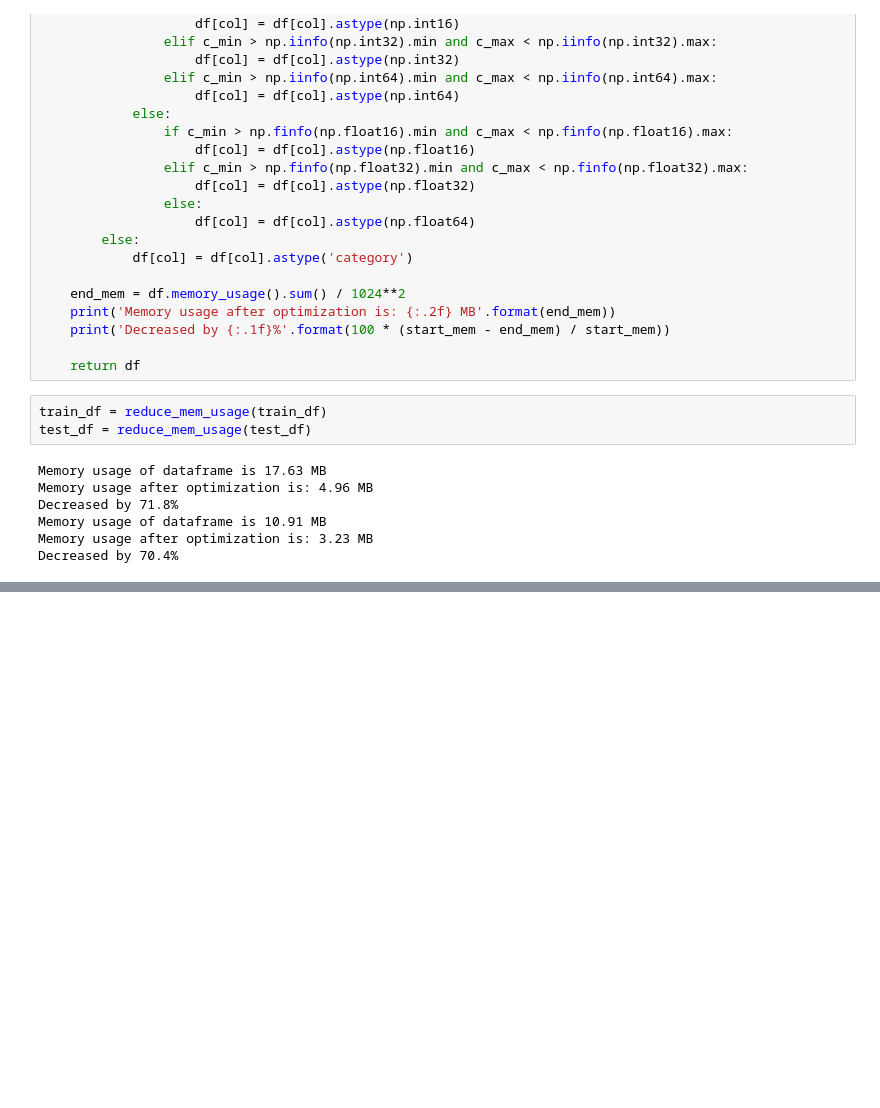
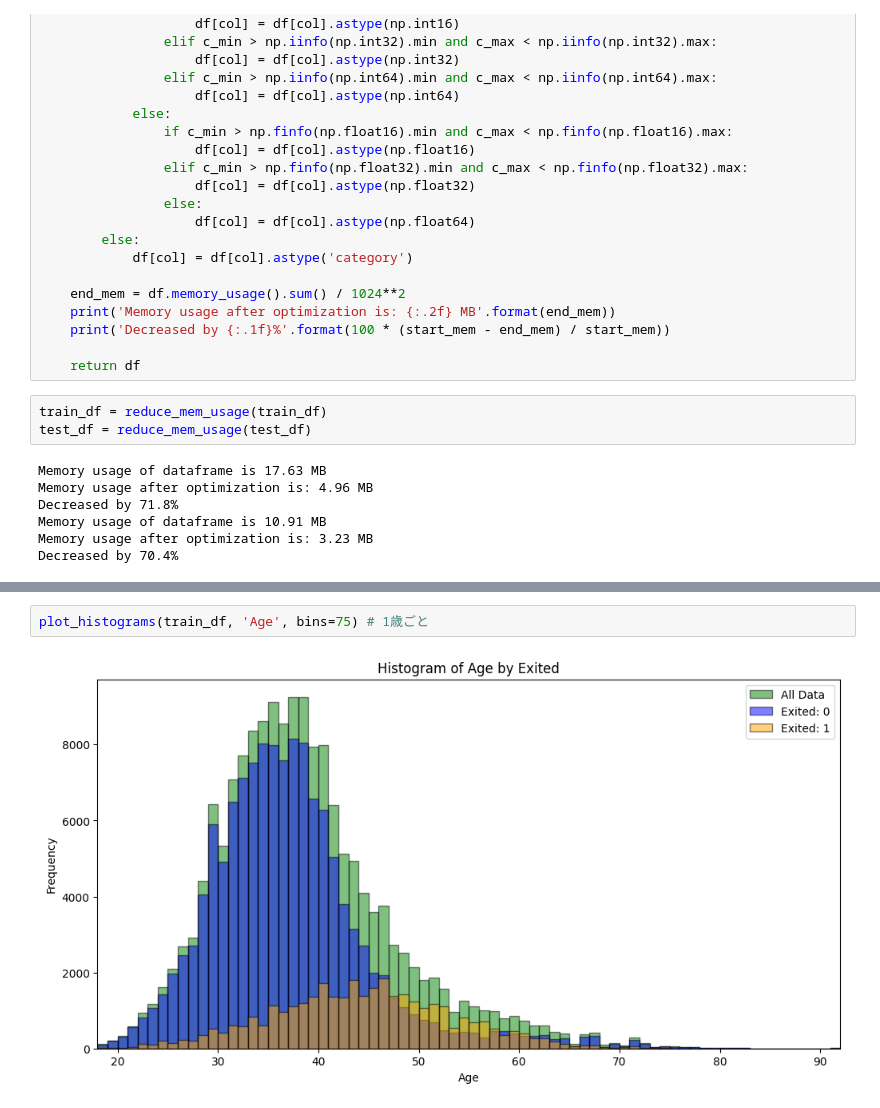
Before and after one commit to skyshine460/Binary-Classification-with-a-Bank-Churn-Dataset, a Jupyter notebook: notebookf7f7e4f5c0.ipynb, the cells around one changed output, grey strips where cells are left out. Saved outputs shown, nothing was run; the diff lists cells and outputs as text; blank space fills up the shorter version.

```diff
--- a/notebookf7f7e4f5c0.ipynb
+++ b/notebookf7f7e4f5c0.ipynb
@@ -144,0 +254,4 @@ Decreased by 70.4%
+# %%
+plot_histograms(train_df, 'Age', bins=75) # 1歳ごと
+# %% [output]
+[figure, added]
```
Also changed, not shown: parts of 55 cells of this notebook.
